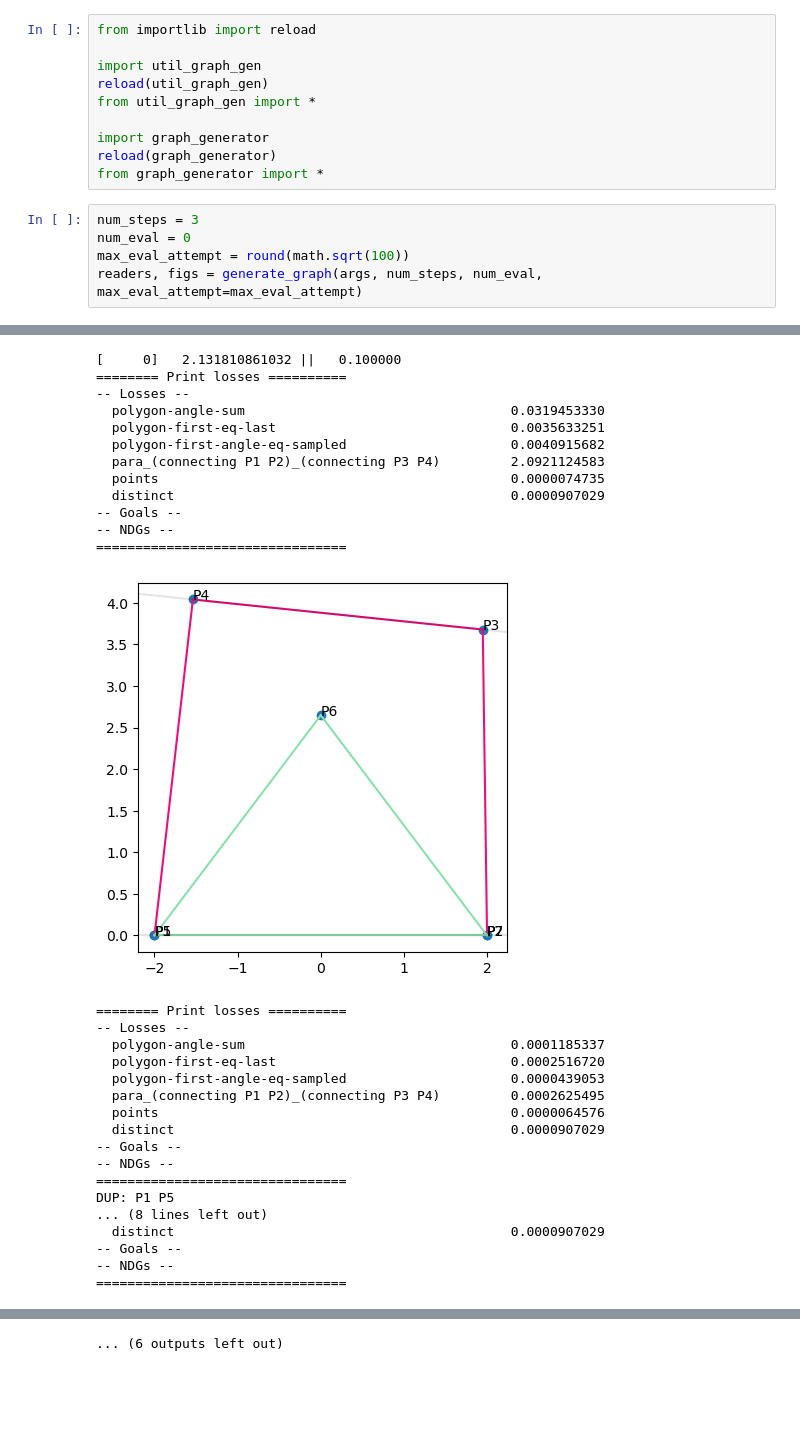
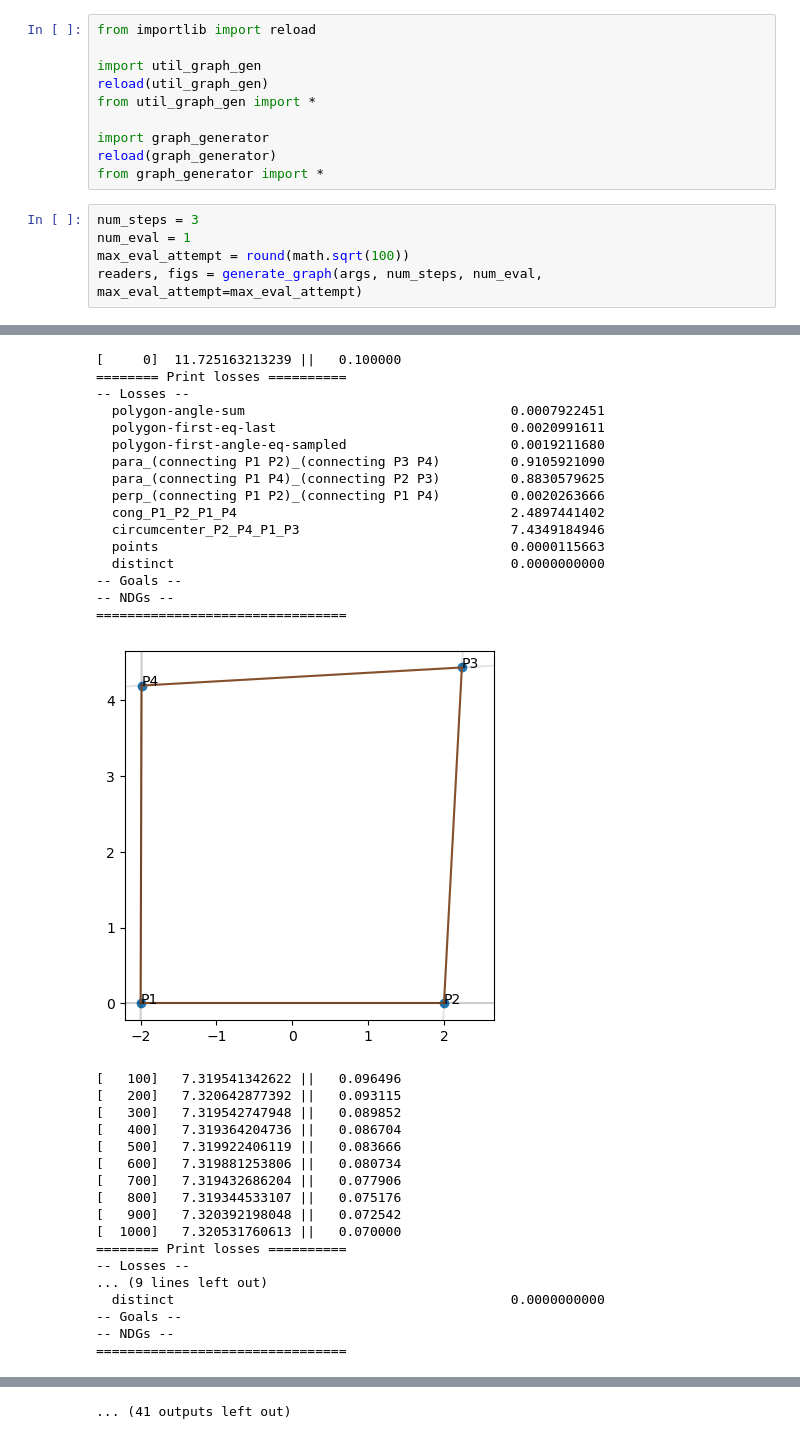
Before and after one commit to seanq31/geo-model-builder, a Jupyter notebook: src/test_graph_gen.ipynb, the cells around one changed output, grey strips where cells are left out. Cells and saved outputs as stored; diff of their text form; blank space fills up the shorter version.

```diff
--- a/src/test_graph_gen.ipynb
+++ b/src/test_graph_gen.ipynb
@@ -84,7 +84,7 @@ reload(graph_generator)
 from graph_generator import *
 # %%
 num_steps = 3
-num_eval = 0
+num_eval = 1
 max_eval_attempt = round(math.sqrt(100))
 readers, figs = generate_graph(args, num_steps, num_eval, max_eval_attempt=max_eval_attempt)
 # %% [output]
@@ -129,30 +141,34 @@ sample (P5 P6 P7) acute-iso-tri (P6)
-[     0]   2.131810861032 ||   0.100000
+[     0]  11.725163213239 ||   0.100000
 ======== Print losses ==========
 -- Losses --
-  polygon-angle-sum                                  0.0319453330
-  polygon-first-eq-last                              0.0035633251
-  polygon-first-angle-eq-sampled                     0.0040915682
-  para_(connecting P1 P2)_(connecting P3 P4)         2.0921124583
-  points                                             0.0000074735
-  distinct                                           0.0000907029
+  polygon-angle-sum                                  0.0007922451
+  polygon-first-eq-last                              0.0020991611
+  polygon-first-angle-eq-sampled                     0.0019211680
+  para_(connecting P1 P2)_(connecting P3 P4)         0.9105921090
+  para_(connecting P1 P4)_(connecting P2 P3)         0.8830579625
+  perp_(connecting P1 P2)_(connecting P1 P4)         0.0020263666
+  cong_P1_P2_P1_P4                                   2.4897441402
+  circumcenter_P2_P4_P1_P3                           7.4349184946
+  points                                             0.0000115663
+  distinct                                           0.0000000000
 -- Goals --
 -- NDGs --
 ================================
-[figure, old version]
+[figure, new version]
+[   100]   7.319541342622 ||   0.096496
+[   200]   7.320642877392 ||   0.093115
+[   300]   7.319542747948 ||   0.089852
+[   400]   7.319364204736 ||   0.086704
+[   500]   7.319922406119 ||   0.083666
+[   600]   7.319881253806 ||   0.080734
+[   700]   7.319432686204 ||   0.077906
+[   800]   7.319344533107 ||   0.075176
+[   900]   7.320392198048 ||   0.072542
+[  1000]   7.320531760613 ||   0.070000
 ======== Print losses ==========
 -- Losses --
-  polygon-angle-sum                                  0.0001185337
-  polygon-first-eq-last                              0.0002516720
-  polygon-first-angle-eq-sampled                     0.0000439053
-  para_(connecting P1 P2)_(connecting P3 P4)         0.0002625495
-  points                                             0.0000064576
-  distinct                                           0.0000907029
+... (9 lines left out)
+  distinct                                           0.0000000000
 -- Goals --
 -- NDGs --
 ================================
-DUP: P1 P5
-... (8 lines left out)
-  distinct                                           0.0000907029
--- Goals --
--- NDGs --
-================================
@@ -178,4 +194,4 @@ DUP: P1 P5
-... (6 outputs left out)
+... (41 outputs left out)
 # %%
 figs
 # %% [output]
```
Also changed, not shown: parts of 6 cells of this notebook, 1 other file.
